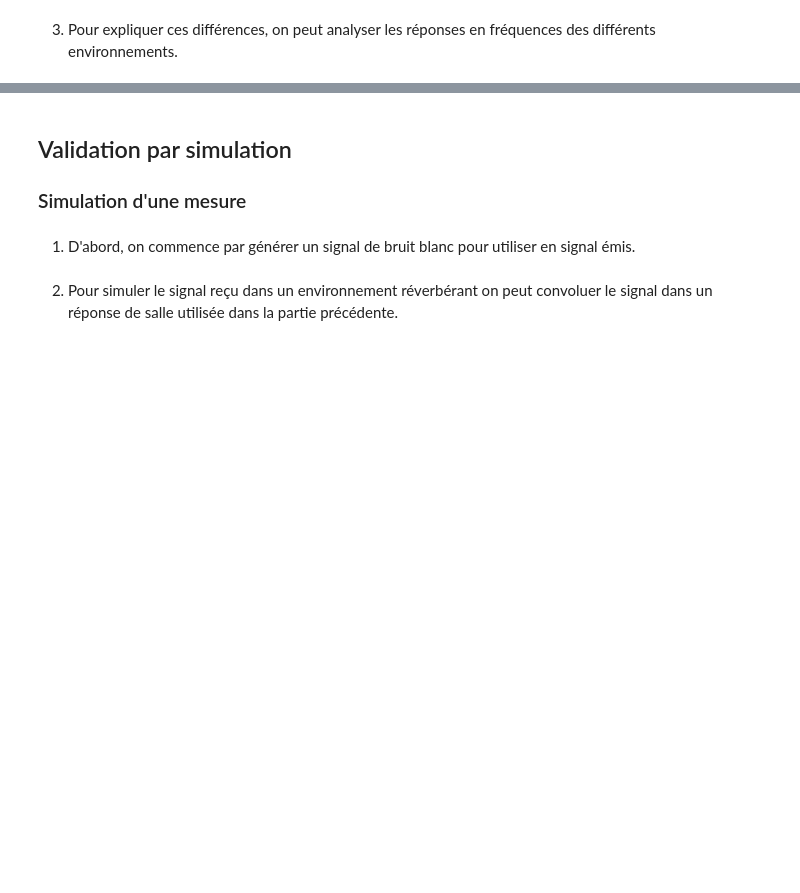
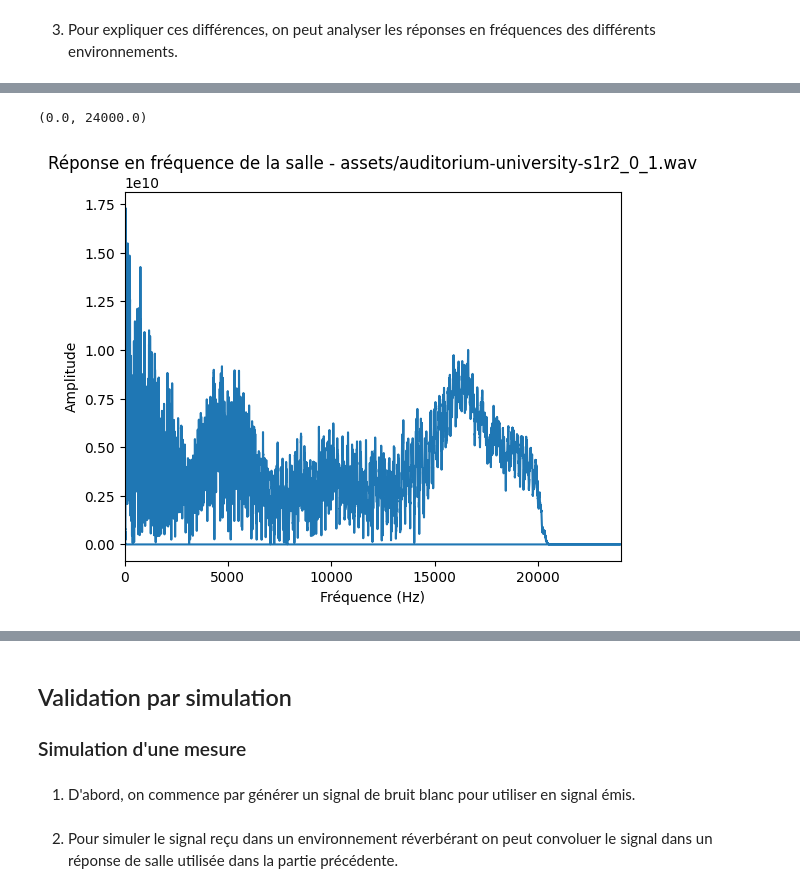
Before and after one commit to Captainfl4me/signal-processing-exp, a Jupyter notebook: Compte_rendu_TP.ipynb, the cells around one changed output, grey strips where cells are left out. Cells and saved outputs as stored; diff of their text form; code cells hidden in the pictures; blank space fills up the shorter version.

```diff
--- a/Compte_rendu_TP.ipynb
+++ b/Compte_rendu_TP.ipynb
@@ -90,3 +90,18 @@ plt.xlim(0, fs/2)
+# %%
+# FFT de la RI
+fft_result = fft(h_university,len(h_university)*10)
+fft_freqs = fftfreq(len(h_university)*10, 1/fs)  # Fréquences correspondantes
+fft_amplitude = np.abs(fft_result)
+
+plt.figure()
+plt.plot(fft_freqs, fft_amplitude)
+plt.title("Réponse en fréquence de la salle - " + RI_university)
+plt.xlabel("Fréquence (Hz)")
+plt.ylabel("Amplitude")
+plt.xlim(0, fs/2)
+# %% [output]
+(0.0, 24000.0)
+[figure, added]
 # %%
 # FFT de la RI
 fft_result = fft(h_sportcentre,len(h_sportcentre)*10)
```
Also changed, not shown: parts of 20 cells of this notebook, 1 other file.
